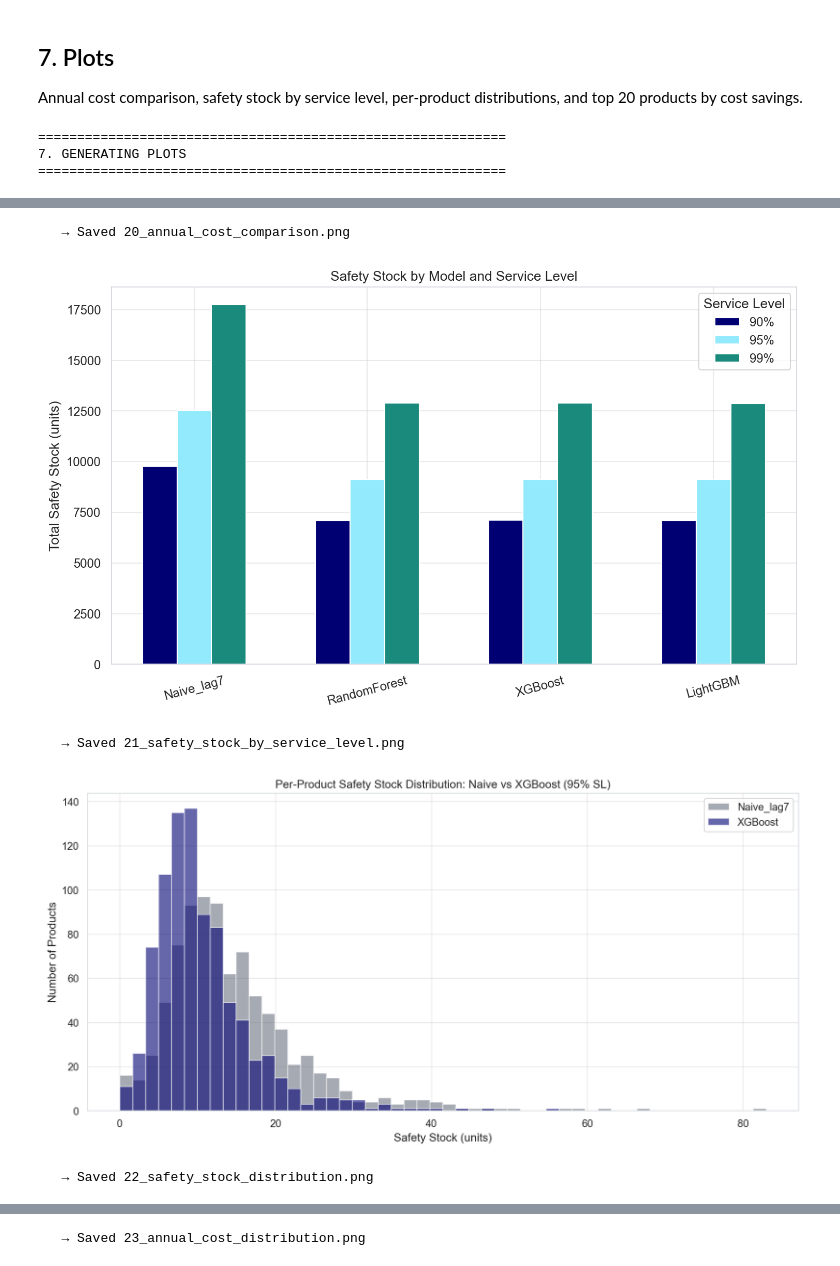
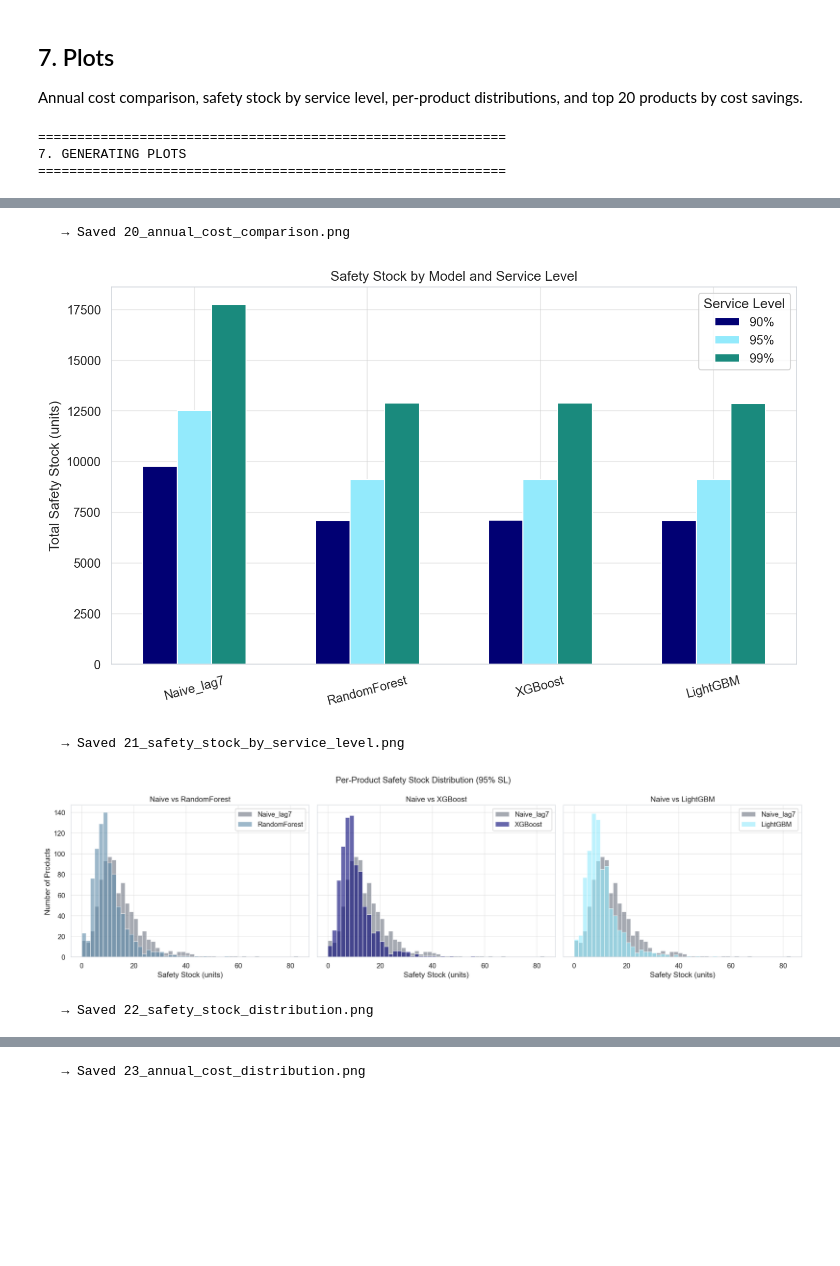
Before and after one commit to onamasserra/tfm-demand-forecasting, a Jupyter notebook: TFM_Ona_Code/05_economic_impact.ipynb, the cells around one changed output, grey strips where cells are left out. Drawn from its saved outputs; the diff is of its cells as text; code cells hidden in the pictures; blank space fills up the shorter version.

```diff
--- a/TFM_Ona_Code/05_economic_impact.ipynb
+++ b/TFM_Ona_Code/05_economic_impact.ipynb
@@ -359,16 +359,20 @@ ax.legend(title='Service Level')
 save_fig('21_safety_stock_by_service_level')
 
 # 7.3 Per-product safety stock distribution
-fig, ax = plt.subplots(figsize=(12, 6))
-ss_compare = pd.DataFrame({
-    'Naive_lag7': ss_df['Naive_lag7'],
-    'XGBoost': ss_df['XGBoost'],
-})
-ss_compare.plot(kind='hist', bins=50, alpha=0.6, ax=ax, edgecolor='white',
-                color=[SLATE, DARK_BLUE])
-ax.set_title('Per-Product Safety Stock Distribution: Naive vs XGBoost (95% SL)')
-ax.set_xlabel('Safety Stock (units)')
-ax.set_ylabel('Number of Products')
+fig, axes = plt.subplots(1, 3, figsize=(18, 5), sharey=True)
+ml_models = ['RandomForest', 'XGBoost', 'LightGBM']
+ml_colors = [get_model_color(m) for m in ml_models]
+for ax, ml_model, ml_color in zip(axes, ml_models, ml_colors):
+    ss_compare = pd.DataFrame({
+        'Naive_lag7': ss_df['Naive_lag7'],
+        ml_model: ss_df[ml_model],
+    })
+    ss_compare.plot(kind='hist', bins=50, alpha=0.6, ax=ax, edgecolor='white',
+                    color=[get_model_color('Naive_lag7'), ml_color])
+    ax.set_title(f'Naive vs {ml_model}')
+    ax.set_xlabel('Safety Stock (units)')
+axes[0].set_ylabel('Number of Products')
+plt.suptitle('Per-Product Safety Stock Distribution (95% SL)', fontsize=14)
 save_fig('22_safety_stock_distribution')
 
 # 7.4 Per-product annual cost distribution
@@ -379,34 +383,34 @@ cost_compare = pd.DataFrame({
 })
 cost_compare.plot(kind='hist', bins=50, alpha=0.6, ax=ax, edgecolor='white',
                   color=[SLATE, DARK_BLUE])
 ax.set_title('Per-Product Annual Cost Distribution: Naive vs XGBoost')
 ax.set_xlabel('Annual Safety Stock Cost (\u20ac)')
 ax.set_ylabel('Number of Products')
 save_fig('23_annual_cost_distribution')
 
 # 7.5 Top 20 products by cost savings
 savings_per_product = cost_annual_df['Naive_lag7'] - cost_annual_df['XGBoost']
 top20_savings = savings_per_product.sort_values(ascending=False).head(20)
 fig, ax = plt.subplots(figsize=(12, 6))
 ax.barh(top20_savings.index.astype(str), top20_savings.values, color=DARK_BLUE, edgecolor='white')
 ax.set_title('Top 20 Products by Annual Cost Savings (Naive \u2192 XGBoost)')
 ax.set_xlabel('Annual Savings (\u20ac)')
 ax.set_ylabel('Product ID')
 ax.invert_yaxis()
 save_fig('24_top20_savings_by_product')
 
 print('\n' + '=' * 60)
 print('ECONOMIC IMPACT ANALYSIS COMPLETE')
 print('=' * 60)
 # %% [output]
 ============================================================
 7. GENERATING PLOTS
 ============================================================
 [figure]
    → Saved 20_annual_cost_comparison.png
 [figure]
    → Saved 21_safety_stock_by_service_level.png
-[figure, old version]
+[figure, new version]
    → Saved 22_safety_stock_distribution.png
 [figure]
    → Saved 23_annual_cost_distribution.png
```
Also changed, not shown: 4 other files.
